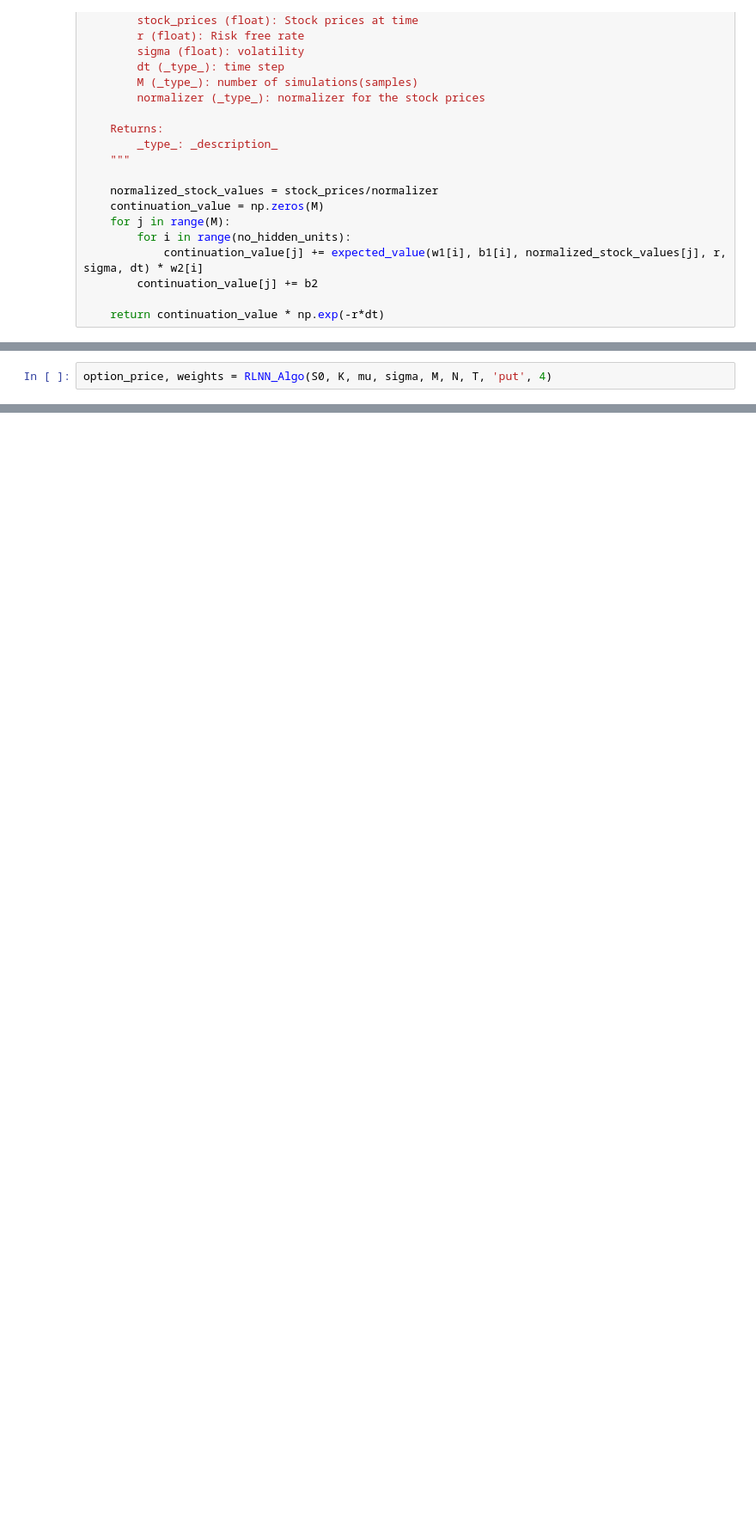
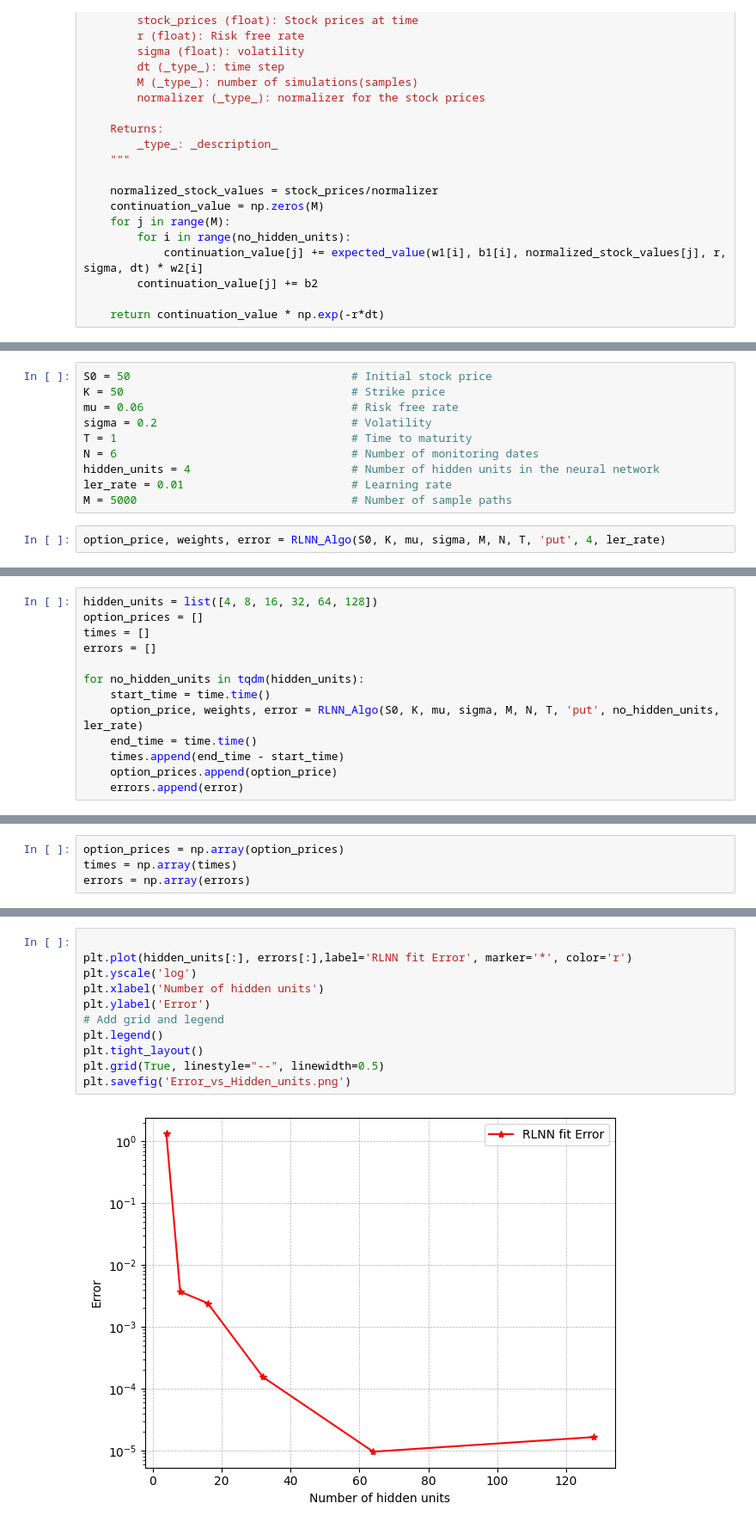
Before and after one commit to NitaiNijholt/SemiStaticReplicationNeuralNet, a Jupyter notebook: Final_Bermu_RLNN.ipynb, the cells around one changed output, grey strips where cells are left out. Shown at 86% size. Cells and saved outputs as stored; diff of their text form; blank space fills up the shorter version.

```diff
--- a/Final_Bermu_RLNN.ipynb
+++ b/Final_Bermu_RLNN.ipynb
@@ -244,3 +249,13 @@ def RLNN_Algo(S0, K, r, vol, sample_size, no_mon, T, style, no_hidden_units):
+# %%
+S0 = 50                                 # Initial stock price
+K = 50                                  # Strike price
+mu = 0.06                               # Risk free rate
+sigma = 0.2                             # Volatility
+T = 1                                   # Time to maturity
+N = 6                                   # Number of monitoring dates
+hidden_units = 4                        # Number of hidden units in the neural network
+ler_rate = 0.01                         # Learning rate
+M = 5000                                # Number of sample paths
 # %%
-option_price, weights = RLNN_Algo(S0, K, mu, sigma, M, N, T, 'put', 4)
+option_price, weights, error = RLNN_Algo(S0, K, mu, sigma, M, N, T, 'put', 4, ler_rate)
 # %% [output]
@@ -264,0 +268,13 @@ Epoch 1438/3000
+# %%
+hidden_units = list([4, 8, 16, 32, 64, 128])
+option_prices = []
+times = []
+errors = []
+
+for no_hidden_units in tqdm(hidden_units):
+    start_time = time.time()
+    option_price, weights, error = RLNN_Algo(S0, K, mu, sigma, M, N, T, 'put', no_hidden_units, ler_rate)
+    end_time = time.time()
+    times.append(end_time - start_time)
+    option_prices.append(option_price)
+    errors.append(error)
@@ -264,0 +391,4 @@ Epoch 1438/3000
+# %%
+option_prices = np.array(option_prices)
+times = np.array(times)
+errors = np.array(errors)
@@ -264,0 +400,13 @@ Epoch 1438/3000
+# %%
+
+plt.plot(hidden_units[:], errors[:],label='RLNN fit Error', marker='*', color='r')
+plt.yscale('log')
+plt.xlabel('Number of hidden units')
+plt.ylabel('Error')
+# Add grid and legend
+plt.legend()
+plt.tight_layout()
+plt.grid(True, linestyle="--", linewidth=0.5)
+plt.savefig('Error_vs_Hidden_units.png')
+# %% [output]
+[figure, added]
```
Also changed, not shown: parts of 44 cells of this notebook.
